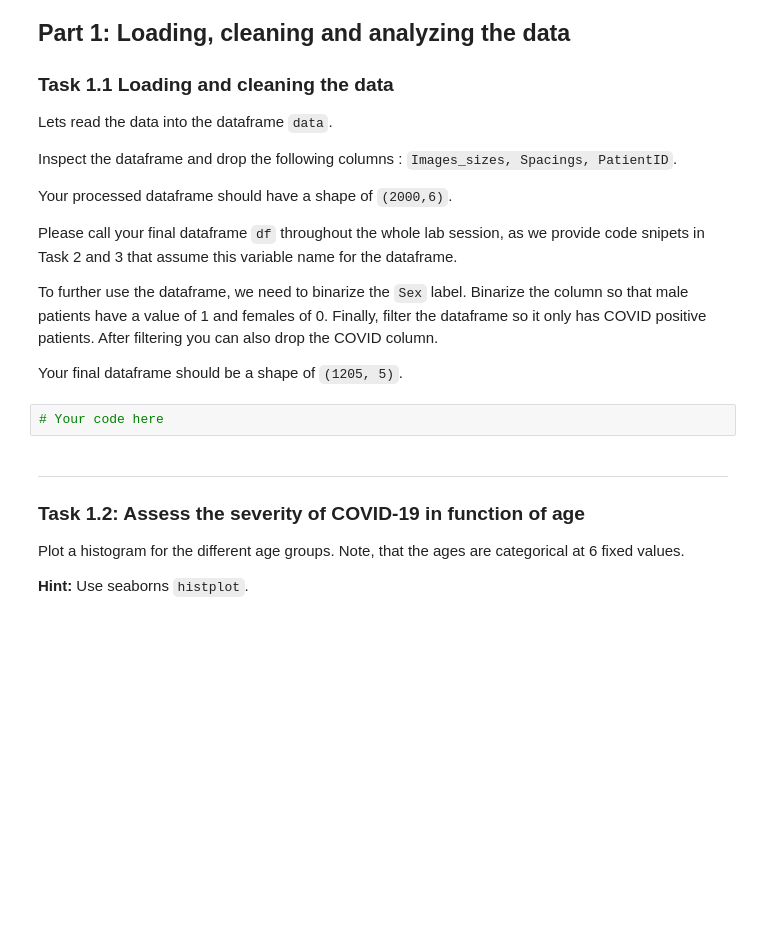
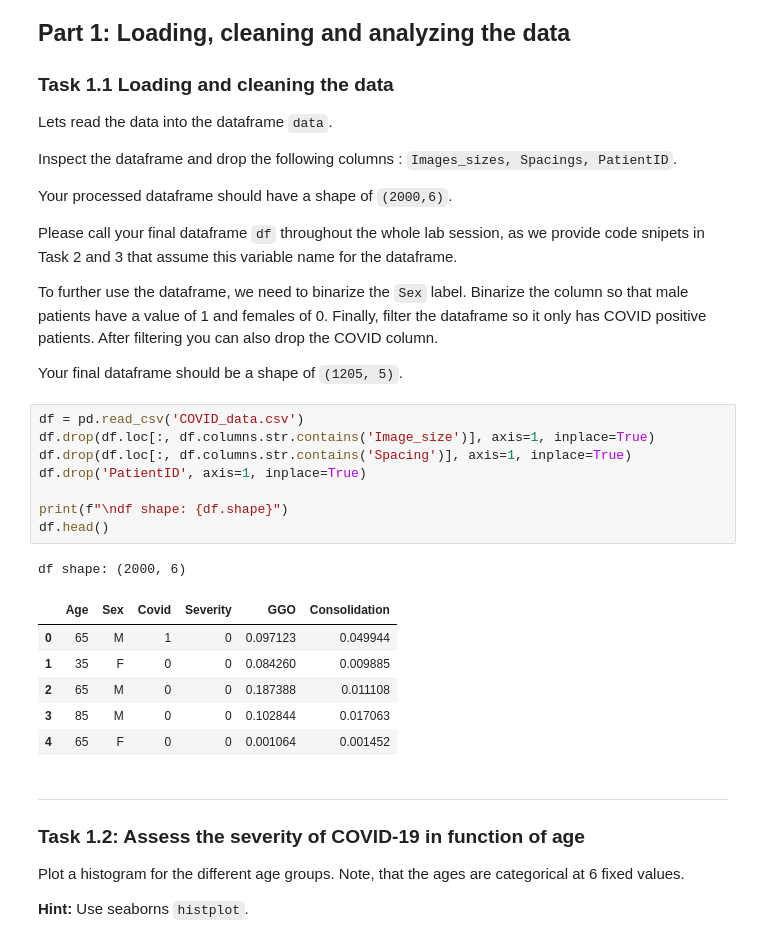
Before and after one commit to cesarz10/Health-Information, a Jupyter notebook: WPO-3/WPO_3_Student.ipynb, the cells around one changed output. Cells and saved outputs as stored; diff of their text form; blank space fills up the shorter version.

```diff
--- a/WPO-3/WPO_3_Student.ipynb
+++ b/WPO-3/WPO_3_Student.ipynb
@@ -60,7 +60,21 @@ To further use the dataframe, we need to binarize the `Sex` label. Binarize the
 
 Your final dataframe should be a shape of `(1205, 5)`.
 # %%
-# Your code here
+df = pd.read_csv('COVID_data.csv')
+df.drop(df.loc[:, df.columns.str.contains('Image_size')], axis=1, inplace=True)
+df.drop(df.loc[:, df.columns.str.contains('Spacing')], axis=1, inplace=True)
+df.drop('PatientID', axis=1, inplace=True)
+
+print(f"\ndf shape: {df.shape}")
+df.head()
+# %% [output]
+df shape: (2000, 6)
+|  | Age | Sex | Covid | Severity | GGO | Consolidation |
+| 0 | 65 | M | 1 | 0 | 0.097123 | 0.049944 |
+| 1 | 35 | F | 0 | 0 | 0.084260 | 0.009885 |
+| 2 | 65 | M | 0 | 0 | 0.187388 | 0.011108 |
+| 3 | 85 | M | 0 | 0 | 0.102844 | 0.017063 |
+| 4 | 65 | F | 0 | 0 | 0.001064 | 0.001452 |
 # %% [markdown]
 ***
 ### Task 1.2: Assess the severity of COVID-19 in function of age
```
Also changed, not shown: parts of 2 cells of this notebook.
